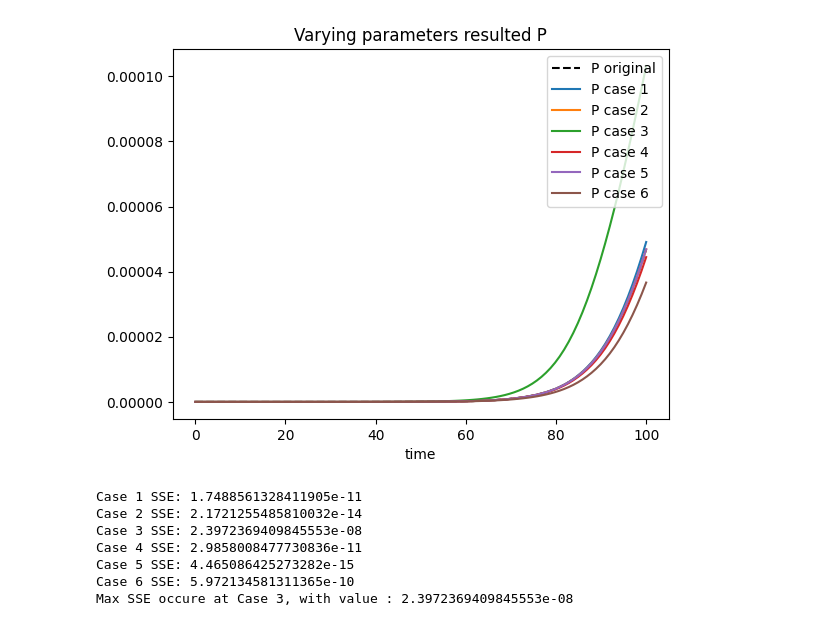
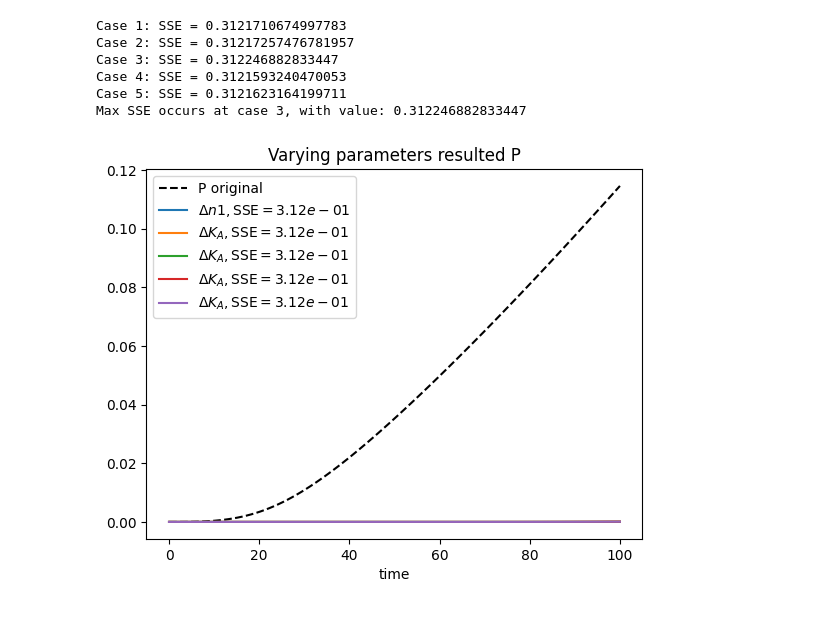
Before and after one commit to ivanygao/UW_AMATH422-522_AspirinColorectalCancer, a Jupyter notebook: sensitivity.ipynb, the cells around one changed output. Saved outputs shown, nothing was run; the diff lists cells and outputs as text; code cells hidden in the pictures.

```diff
--- a/sensitivity.ipynb
+++ b/sensitivity.ipynb
@@ -14,16 +14,16 @@ def sortEig(A):
     v_sorted = v[:, idx]
     return l_sorted, v_sorted
 
-def ode_system(t, y, R12, R14, R23, R25, R36, R45, R56, KA, KR, gamma3, gamma4, gamma5, delta):
-    n1, n2, n3, n4, n5, P = y
+def ode_system(t, y, R12, R14, R23, R25, R36, R45, R56, KA, KR, gamma3, gamma4, gamma5, delta, damp1 = 1, damp2 = 1, damp3 = 1, damp4 = 1, damp5 = 1, damp6 = 1):
+    n1, n2, n3, n4, n5, P = y * [damp1, damp2, damp3, damp4, damp5, damp6]
     sum_n345 = n3 + n4 + n5
     CC_A = 1 - sum_n345 / KA
     CC_R = 1 - sum_n345 / KR
     dn1dt = - (R12 + R14)*n1
-    dn2dt = R23*n1 - (R23 + R25)*n2
+    dn2dt = R12*n1 - (R23 + R25)*n2
     dn3dt = R23*n2 - R36*n3 + gamma3*n3*CC_A - delta*n3
     dn4dt = R14*n1 - R45*n4 + gamma4*n4*CC_R - delta*n4
-    dn5dt = R25*n2 - R45*n4 - R56*n5 + gamma5*n5*CC_R - delta*n5
+    dn5dt = R25*n2 + R45*n4 - R56*n5 + gamma5*n5*CC_R - delta*n5
     dPdt = (R56*n5 + R36*n3)*(1-P)
     return [dn1dt, dn2dt, dn3dt, dn4dt, dn5dt, dPdt]
 # %%
@@ -137,59 +148,54 @@ Max Position: (np.int64(2), np.int64(2))
 # %%
 # simulated variation in parameters
 N_crypts = 1e+7
 u = 10e-7
 mu = 10e-9
 gamma3 = 0.2
 gamma4 = 0.077
 gamma5 = 0.077
 delta = 0.05
 KA = 1000
 KR = 600
 
 sol_1 = solve_ivp(ode_system, [tspan[0], tspan[-1]], y0=[N_crypts, 0, 0, 0, 0, 0], t_eval=tspan, method="RK45",
-    args=(2*u, mu, u, mu, mu, 2*u, u, KA+0.1*KA, KR, gamma3, gamma4, gamma5, delta))
+    args=(2*u, mu, u, mu, mu, 2*u, u, KA, KR, gamma3, gamma4, gamma5, delta, 0.9, 1, 1, 1, 1, 1))
 sol_2 = solve_ivp(ode_system, [tspan[0], tspan[-1]], y0=[N_crypts, 0, 0, 0, 0, 0], t_eval=tspan, method="RK45",
-    args=(2*u, mu, u, mu, mu, 2*u, u, KA, KR+0.1*KR, gamma3, gamma4, gamma5, delta))
+    args=(2*u, mu, u, mu, mu, 2*u, u, KA, KR, gamma3, gamma4, gamma5, delta, 1, 0.9, 1, 1, 1, 1))
 sol_3 = solve_ivp(ode_system, [tspan[0], tspan[-1]], y0=[N_crypts, 0, 0, 0, 0, 0], t_eval=tspan, method="RK45",
-    args=(2*u, mu, u, mu, mu, 2*u, u, KA, KR, gamma3+0.1*gamma3, gamma4, gamma5, delta))
+    args=(2*u, mu, u, mu, mu, 2*u, u, KA, KR, gamma3, gamma4, gamma5, delta, 1, 1, 0.9, 1, 1, 1))
 sol_4 = solve_ivp(ode_system, [tspan[0], tspan[-1]], y0=[N_crypts, 0, 0, 0, 0, 0], t_eval=tspan, method="RK45",
-    args=(2*u, mu, u, mu, mu, 2*u, u, KA, KR, gamma3, gamma4+0.1*gamma4, gamma5, delta))
+    args=(2*u, mu, u, mu, mu, 2*u, u, KA, KR, gamma3, gamma4, gamma5, delta, 1, 1, 1, 0.9, 1, 1))
 sol_5 = solve_ivp(ode_system, [tspan[0], tspan[-1]], y0=[N_crypts, 0, 0, 0, 0, 0], t_eval=tspan, method="RK45",
-    args=(2*u, mu, u, mu, mu, 2*u, u, KA, KR, gamma3, gamma4, gamma5+0.1*gamma5, delta))
-sol_6 = solve_ivp(ode_system, [tspan[0], tspan[-1]], y0=[N_crypts, 0, 0, 0, 0, 0], t_eval=tspan, method="RK45",
-    args=(2*u, mu, u, mu, mu, 2*u, u, KA, KR+100, gamma3, gamma4, gamma5, delta+0.1*delta))
-
-plt.plot(sol.t, sol.y[5,:], label='P original', linestyle='--', color='black')
-plt.plot(sol.t, sol_1.y[5,:], label='P case 1')
-plt.plot(sol.t, sol_2.y[5,:], label='P case 2')
-plt.plot(sol.t, sol_3.y[5,:], label='P case 3')
-plt.plot(sol.t, sol_4.y[5,:], label='P case 4')
-plt.plot(sol.t, sol_5.y[5,:], label='P case 5')
-plt.plot(sol.t, sol_6.y[5,:], label='P case 6')
-plt.xlabel('time')
-plt.legend(loc='upper right')
-plt.title("Varying parameters resulted P")
-plt.savefig('figures/Sensitivity.png')
-plt.show()
+    args=(2*u, mu, u, mu, mu, 2*u, u, KA, KR, gamma3, gamma4, gamma5, delta, 1, 1, 1, 1, 0.9, 1))
 
 # Compute SSE (Sum of Squared Errors) for each case. Notice the less the SSE the less the perturbation due to varying parameters. So we are looking for the max deviation.
-SSE_dict = {}
-for i, sol_case in enumerate([sol_1, sol_2, sol_3, sol_4, sol_5, sol_6], start=1):
-    SSE_dict[f'Case {i}'] = np.sum((sol.y[5,:] - sol_case.y[5,:]) ** 2)
+# SSEs = []
+# for i, sol_case in enumerate([sol_1, sol_2, sol_3, sol_4, sol_5], start=1):
+#     sse = np.sum((sol.y[5, :] - sol_case.y[5, :]) ** 2)
+#     print(f"Case {i}: SSE = {sse}")
+#     SSEs.append(sse)
 
-for case, sse in SSE_dict.items():
-    print(f'{case} SSE: {sse}')
+# max_SSE_value = max(SSEs)
+# max_SSE_case = SSEs.index(max_SSE_value) + 1  # Adding 1 to match the 1-based indexing in the print output
 
-max_SSE_case = max(SSE_dict, key=SSE_dict.get)
-max_SSE_value = SSE_dict[max_SSE_case]
+# print(f"Max SSE occurs at case {max_SSE_case}, with value: {max_SSE_value}")
 
-print(f"Max SSE occure at {max_SSE_case}, with value : {max_SSE_value}")
+# plt.plot(sol.t, sol.y[5,:], label='P original', linestyle='--', color='black')
+# plt.plot(sol.t, sol_1.y[5, :], label=fr'$\Delta n1, \mathrm{{SSE}} = {SSEs[0]:.2e}$')
+# plt.plot(sol.t, sol_2.y[5, :], label=fr'$\Delta K_A, \mathrm{{SSE}} = {SSEs[0]:.2e}$')
+# plt.plot(sol.t, sol_3.y[5, :], label=fr'$\Delta K_A, \mathrm{{SSE}} = {SSEs[0]:.2e}$')
+# plt.plot(sol.t, sol_4.y[5, :], label=fr'$\Delta K_A, \mathrm{{SSE}} = {SSEs[0]:.2e}$')
+# plt.plot(sol.t, sol_5.y[5, :], label=fr'$\Delta K_A, \mathrm{{SSE}} = {SSEs[0]:.2e}$')
+# plt.xlabel('time')
+# plt.legend(loc='upper left')
+# plt.title("Varying parameters resulted P")
+# # plt.savefig('figures/Sensitivity.png')
+# plt.show()
 # %% [output]
+Case 1: SSE = 0.3121710674997783
+Case 2: SSE = 0.31217257476781957
+Case 3: SSE = 0.312246882833447
+Case 4: SSE = 0.3121593240470053
+Case 5: SSE = 0.3121623164199711
+Max SSE occurs at case 3, with value: 0.312246882833447
-[figure, old version]
+[figure, new version]
-Case 1 SSE: 1.7488561328411905e-11
-Case 2 SSE: 2.1721255485810032e-14
-Case 3 SSE: 2.3972369409845553e-08
-Case 4 SSE: 2.9858008477730836e-11
-Case 5 SSE: 4.465086425273282e-15
-Case 6 SSE: 5.972134581311365e-10
-Max SSE occure at Case 3, with value : 2.3972369409845553e-08
```
Also changed, not shown: parts of 3 cells of this notebook, 2 other files.
